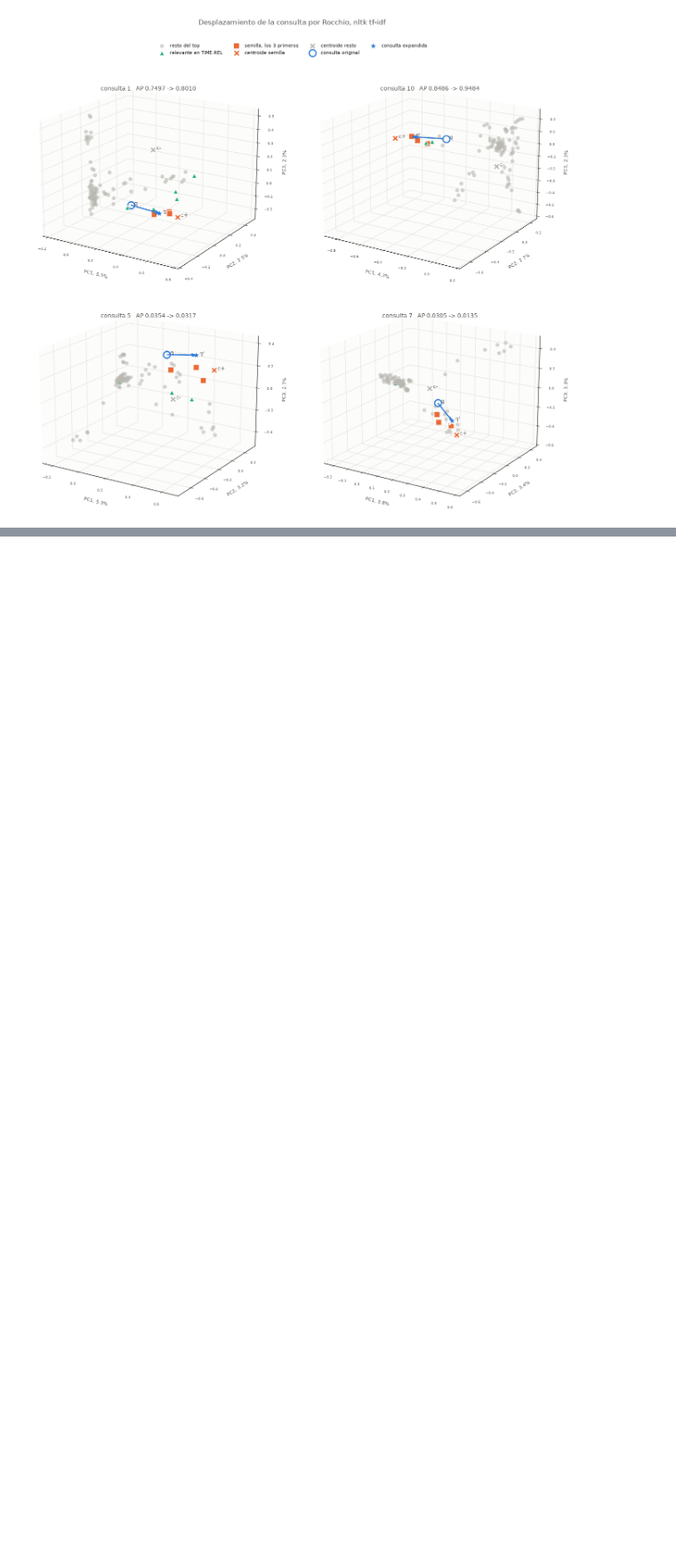
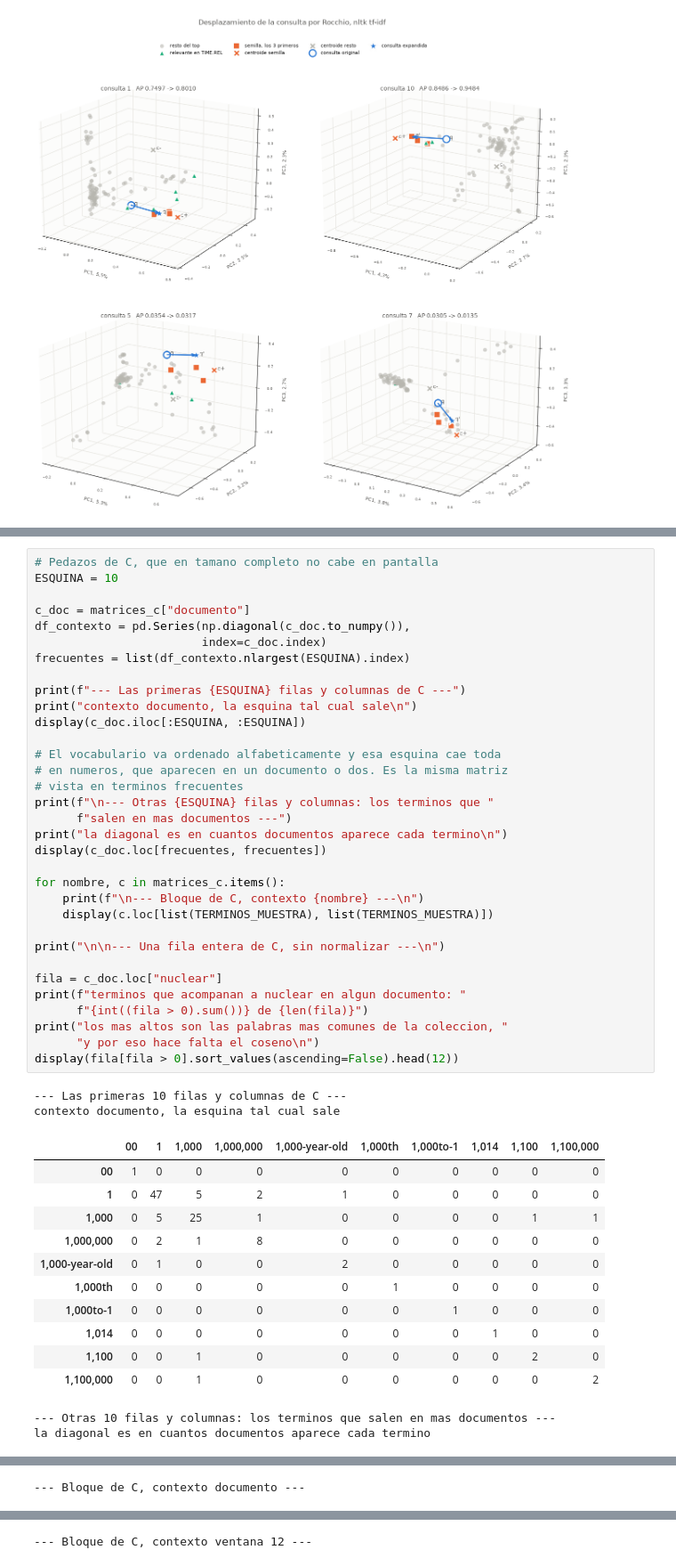
Before and after one commit to zxxz456/inaoe, a Jupyter notebook: fundamentos_aal/actividades/src/actividad.ipynb, the cells around one changed output, grey strips where cells are left out. Shown at 89% size. Drawn from its saved outputs; the diff is of its cells as text; blank space fills up the shorter version.

```diff
--- a/fundamentos_aal/actividades/src/actividad.ipynb
+++ b/fundamentos_aal/actividades/src/actividad.ipynb
@@ -2709,0 +2945,49 @@ plt.show()
+# %%
+# Pedazos de C, que en tamano completo no cabe en pantalla
+ESQUINA = 10
+
+c_doc = matrices_c["documento"]
+df_contexto = pd.Series(np.diagonal(c_doc.to_numpy()),
+                        index=c_doc.index)
+frecuentes = list(df_contexto.nlargest(ESQUINA).index)
+
+print(f"--- Las primeras {ESQUINA} filas y columnas de C ---")
+print("contexto documento, la esquina tal cual sale\n")
+display(c_doc.iloc[:ESQUINA, :ESQUINA])
+
+# El vocabulario va ordenado alfabeticamente y esa esquina cae toda
+# en numeros, que aparecen en un documento o dos. Es la misma matriz
+# vista en terminos frecuentes
+print(f"\n--- Otras {ESQUINA} filas y columnas: los terminos que "
+      f"salen en mas documentos ---")
+print("la diagonal es en cuantos documentos aparece cada termino\n")
+display(c_doc.loc[frecuentes, frecuentes])
+
+for nombre, c in matrices_c.items():
+    print(f"\n--- Bloque de C, contexto {nombre} ---\n")
+    display(c.loc[list(TERMINOS_MUESTRA), list(TERMINOS_MUESTRA)])
+
+print("\n\n--- Una fila entera de C, sin normalizar ---\n")
+
+fila = c_doc.loc["nuclear"]
+print(f"terminos que acompanan a nuclear en algun documento: "
+      f"{int((fila > 0).sum())} de {len(fila)}")
+print("los mas altos son las palabras mas comunes de la coleccion, "
+      "y por eso hace falta el coseno\n")
+display(fila[fila > 0].sort_values(ascending=False).head(12))
+# %% [output]
+--- Las primeras 10 filas y columnas de C ---
+contexto documento, la esquina tal cual sale
+|  | 00 | 1 | 1,000 | 1,000,000 | 1,000-year-old | 1,000th | 1,000to-1 | 1,014 | 1,100 | 1,100,000 |
+| 00 | 1 | 0 | 0 | 0 | 0 | 0 | 0 | 0 | 0 | 0 |
+| 1 | 0 | 47 | 5 | 2 | 1 | 0 | 0 | 0 | 0 | 0 |
+| 1,000 | 0 | 5 | 25 | 1 | 0 | 0 | 0 | 0 | 1 | 1 |
+| 1,000,000 | 0 | 2 | 1 | 8 | 0 | 0 | 0 | 0 | 0 | 0 |
+| 1,000-year-old | 0 | 1 | 0 | 0 | 2 | 0 | 0 | 0 | 0 | 0 |
+| 1,000th | 0 | 0 | 0 | 0 | 0 | 1 | 0 | 0 | 0 | 0 |
+| 1,000to-1 | 0 | 0 | 0 | 0 | 0 | 0 | 1 | 0 | 0 | 0 |
+| 1,014 | 0 | 0 | 0 | 0 | 0 | 0 | 0 | 1 | 0 | 0 |
+| 1,100 | 0 | 0 | 1 | 0 | 0 | 0 | 0 | 0 | 2 | 0 |
+| 1,100,000 | 0 | 0 | 1 | 0 | 0 | 0 | 0 | 0 | 0 | 2 |
+--- Otras 10 filas y columnas: los terminos que salen en mas documentos ---
+la diagonal es en cuantos documentos aparece cada termino
@@ -2709,0 +3005 @@ plt.show()
+--- Bloque de C, contexto documento ---
@@ -2709,0 +3011 @@ plt.show()
+--- Bloque de C, contexto ventana 12 ---
```
Also changed, not shown: parts of 10 cells of this notebook.
